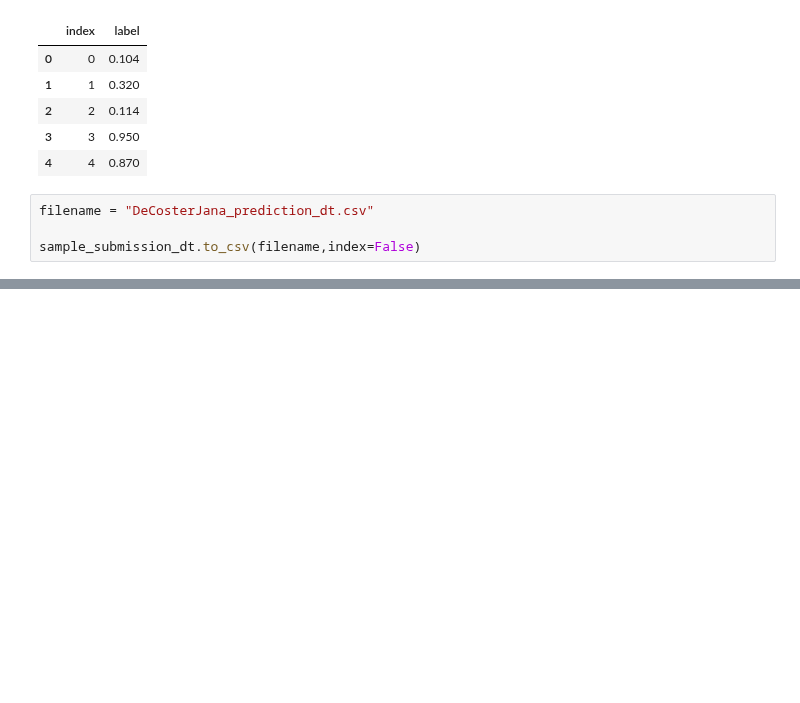
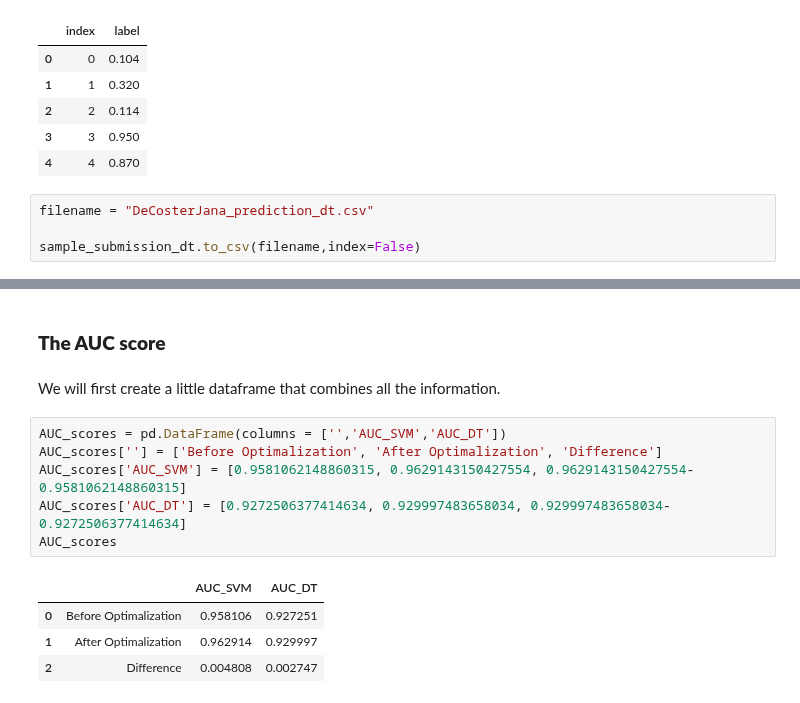
Before and after one commit to JanaDeCoster/Machine_Learning_course_UGent_D012554_kaggle, a Jupyter notebook: Kaggle_eye_blinking_prediciton.ipynb, the cells around one changed output, grey strips where cells are left out. Drawn from its saved outputs; the diff is of its cells as text; blank space fills up the shorter version.

```diff
--- a/Kaggle_eye_blinking_prediciton.ipynb
+++ b/Kaggle_eye_blinking_prediciton.ipynb
@@ -453,0 +464,15 @@ As we already suspected, this model scores less than the SVM model. We get a sco
+# %% [markdown]
+### **The AUC score**
+# %% [markdown]
+We will first create a little dataframe that combines all the information.
+# %%
+AUC_scores = pd.DataFrame(columns = ['','AUC_SVM','AUC_DT'])
+AUC_scores[''] = ['Before Optimalization', 'After Optimalization', 'Difference']
+AUC_scores['AUC_SVM'] = [0.9581062148860315, 0.9629143150427554, 0.9629143150427554-0.9581062148860315]
+AUC_scores['AUC_DT'] = [0.9272506377414634, 0.929997483658034, 0.929997483658034-0.9272506377414634]
+AUC_scores
+# %% [output]
+|  |  | AUC_SVM | AUC_DT |
+| 0 | Before Optimalization | 0.958106 | 0.927251 |
+| 1 | After Optimalization | 0.962914 | 0.929997 |
+| 2 | Difference | 0.004808 | 0.002747 |
```
Also changed, not shown: parts of 11 cells of this notebook.
